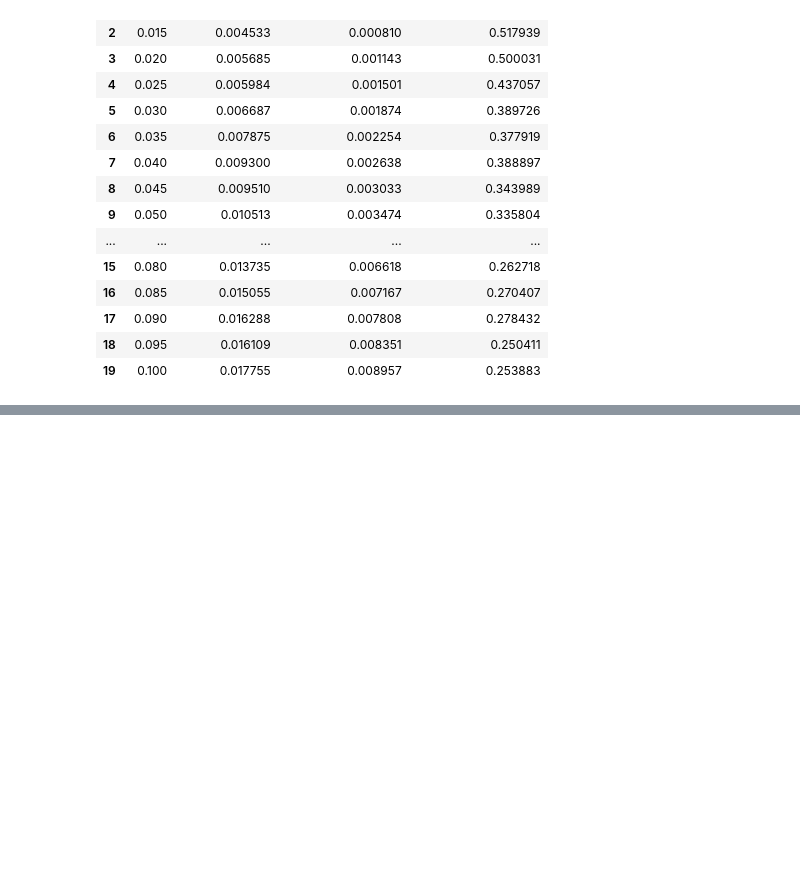
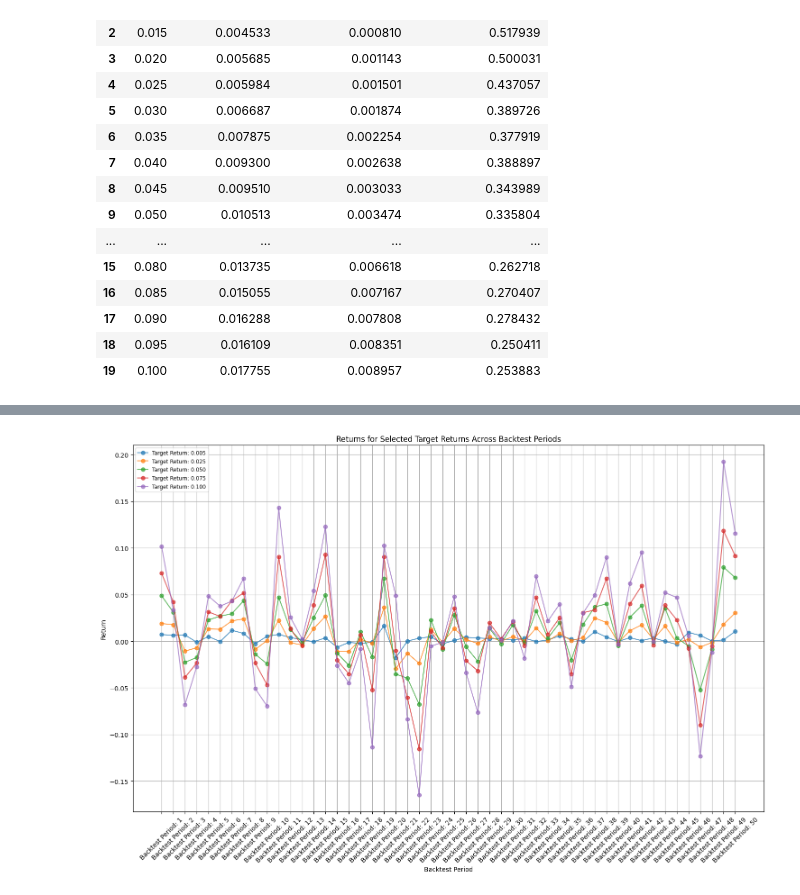
Before and after one commit to 97continuum/Portfolio_Optimizer_CPP, a Jupyter notebook: src/python/visualization.ipynb, the cells around one changed output, grey strips where cells are left out. Cells and saved outputs as stored; diff of their text form; code cells hidden in the pictures; blank space fills up the shorter version.

Commit message:
Creating visualization metics

```diff
--- a/src/python/visualization.ipynb
+++ b/src/python/visualization.ipynb
@@ -63,0 +106,20 @@ portfolio_metrics
+# %%
+# Plot every 5th row on the same plot
+plt.figure(figsize=(15, 10))
+
+for idx in range(0, 20):
+    if idx in [0, 4, 9, 14, 19]:
+        row = returns.iloc[idx]
+        plt.plot(row.index[1:], row.values[1:], marker='o', label=f'Target Return: {row["Target Returns"]:.3f}', alpha=0.7)
+
+plt.title('Returns for Selected Target Returns Across Backtest Periods')
+plt.xlabel('Backtest Period')
+plt.ylabel('Return')
+plt.grid(True)
+plt.xticks(rotation=45)  # Rotate x-axis labels for better readability
+plt.legend(loc='upper left', fontsize='small')  # Place legend outside the plot
+plt.tight_layout()  # Adjust layout to fit everything
+
+plt.show()
+# %% [output]
+[figure, added]
```
Also changed, not shown: parts of 2 cells of this notebook.
